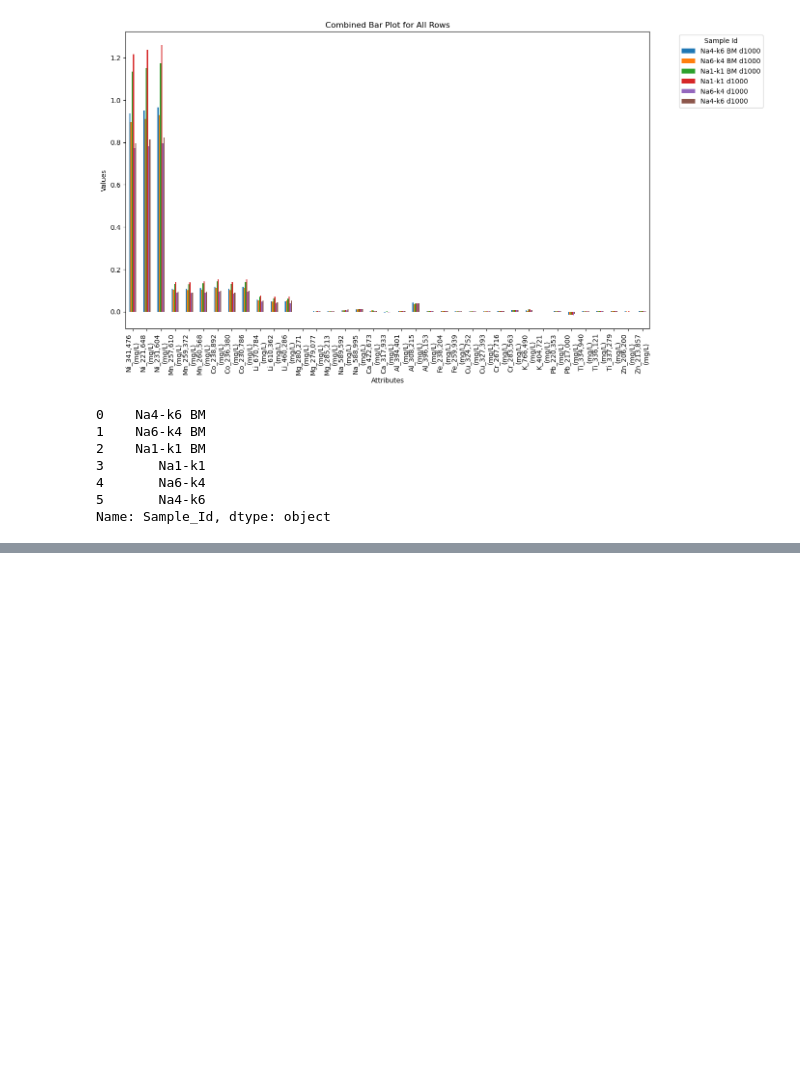
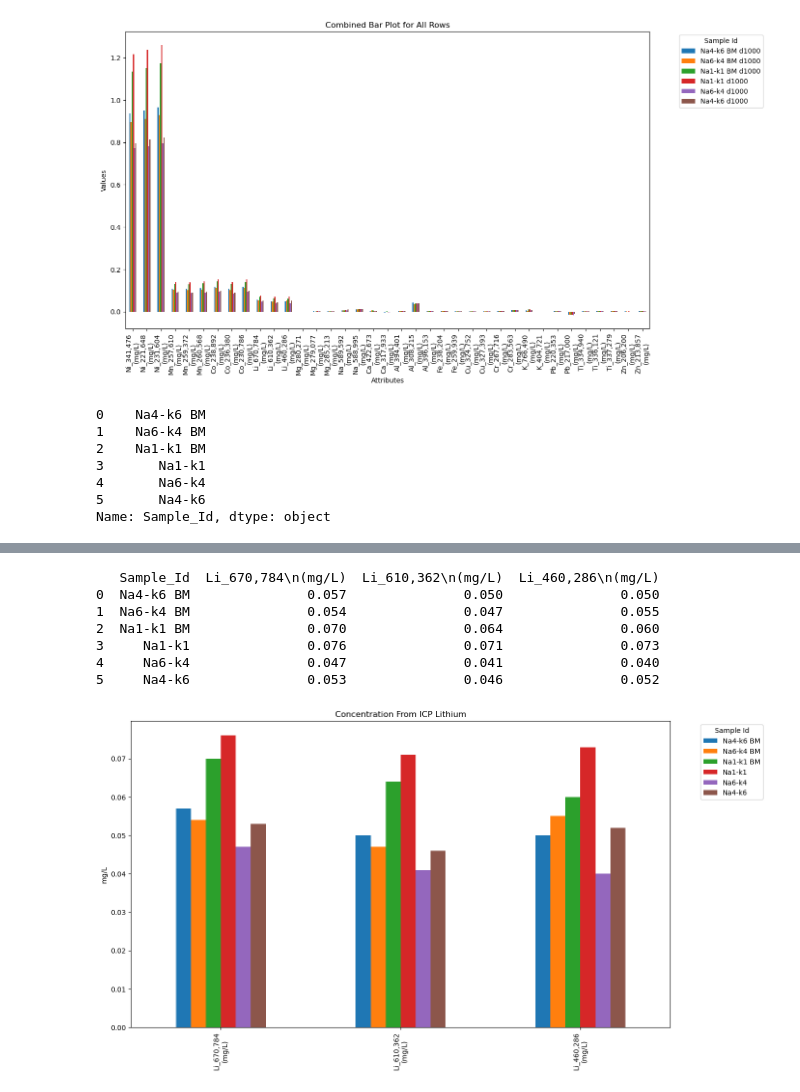
Before and after one commit to chucknorris00/LATEX, a Jupyter notebook: ICPplots.ipynb, the cells around one changed output, grey strips where cells are left out. Drawn from its saved outputs; the diff is of its cells as text; code cells hidden in the pictures; blank space fills up the shorter version.

```diff
--- a/ICPplots.ipynb
+++ b/ICPplots.ipynb
@@ -134,0 +122,16 @@ memory usage: 2.2+ KB
+# %%
+df3 = df.iloc[:, [0, 10, 11, 12]]
+print(df3)
+df3.iloc[:,:4].set_index('Sample_Id').T.plot(kind='bar', figsize=(14, 8), title='Concentration From ICP Lithium')
+plt.ylabel('mg/L')
+plt.legend(title='Sample Id', bbox_to_anchor=(1.05, 1), loc='upper left')
+plt.show()
+# %% [output]
+   Sample_Id  Li_670,784\n(mg/L)  Li_610,362\n(mg/L)  Li_460,286\n(mg/L)
+0  Na4-k6 BM               0.057               0.050               0.050
+1  Na6-k4 BM               0.054               0.047               0.055
+2  Na1-k1 BM               0.070               0.064               0.060
+3     Na1-k1               0.076               0.071               0.073
+4     Na6-k4               0.047               0.041               0.040
+5     Na4-k6               0.053               0.046               0.052
+[figure, added]
```
Also changed, not shown: parts of 3 cells of this notebook, 11 other files.
